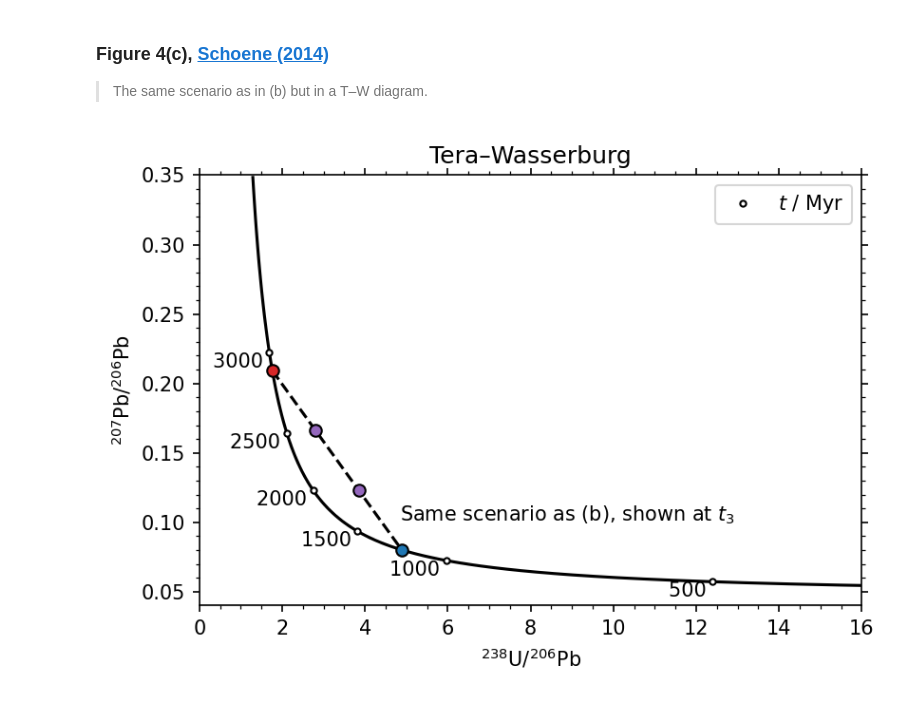
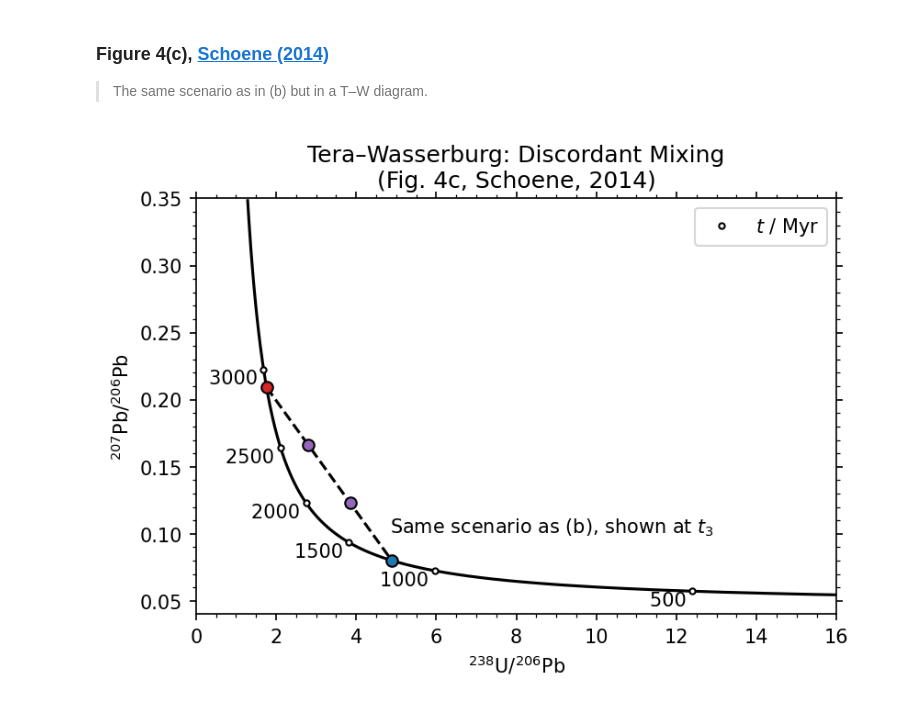
Before and after one commit to sabaronett/geol-710, a Jupyter notebook: homework/Concordia.ipynb, the cells around one changed output. Saved outputs shown, nothing was run; the diff lists cells and outputs as text; code cells hidden in the pictures.

Commit message:
Update Fig. 4c title

```diff
--- a/homework/Concordia.ipynb
+++ b/homework/Concordia.ipynb
@@ -267,35 +267,36 @@ fig, ax = plt.subplots(dpi=150)
 # Mixing lines
 fs, f1, f2 = np.linspace(0, 1), 2/3, 1/3
 ymix = lambda f, y1, y2 : f*y1 + (1 - f)*y2
 xmix = lambda f, x1, x2 : (f*x1 + (1 - f)*x2)/(f + (1 - f))
 t2a, t3 = 1200e6, 2900e6
 x2a, x3 = 1/decay(t2a, lambda_238), 1/decay(t3, lambda_238)
 y2a, y3 = decay(t2a, lambda_235)*x2a/U238_U235, decay(t3, lambda_235)*x3/U238_U235
 xs3, ys3 = xmix(fs, x2a, x3), ymix(fs, y2a, y3)
 xp3a, yp3a = xmix(f1, x2a, x3), ymix(f1, y2a, y3)
 xp3b, yp3b = xmix(f2, x2a, x3), ymix(f2, y2a, y3)
 
 for i, pt in enumerate(pts):
     ax.annotate(f'{pt/1e6:n} ', xy=(xpts[i], ypts[i]), ha='right', va='top')
 
 ax.plot(1/Pb206_U238, Pb207_Pb206, 'k')
 ax.plot(xpts, ypts, '.w', markeredgecolor='k', label=r'$t$ / Myr')
 # Continued growth after re-closed
 ax.plot(xs3, ys3, '--k')
 ax.plot(x2a, y2a, 'o', color='tab:blue', markeredgecolor='k')
 ax.plot(x3, y3, 'o', color='tab:red', markeredgecolor='k')
 ax.plot(xp3a, yp3a, 'o', color='tab:purple', markeredgecolor='k')
 ax.plot(xp3b, yp3b, 'o', color='tab:purple', markeredgecolor='k')
 ax.annotate(r'Same scenario as (b), shown at $t_3$',
             xy=(xp3a+1, yp3a-0.01), ha='left', va='top')
 ax.legend()
 ax.minorticks_on()
 ax.set(xlabel=r'$^{238}\mathrm{U}/^{206}\mathrm{Pb}$',
        ylabel=r'$^{207}\mathrm{Pb}/^{206}\mathrm{Pb}$',
-       xlim=(0,16), ylim=(0.04,0.35), title='Tera–Wasserburg')
+       xlim=(0,16), ylim=(0.04,0.35),
+       title='Tera–Wasserburg: Discordant Mixing\n(Fig. 4c, Schoene, 2014)')
 ax.tick_params(axis='both', which='both', top=True, right=True)
 # %% [output]
-[figure, old version]
+[figure, new version]
 # %% [markdown]
 ### Figure 4(d), [Schoene (2014)](https://doi.org/10.1016/B978-0-08-095975-7.00310-7)
 ![Schoene (2014), Fig. 4d](../img/Schoene_2014_Fig_4d.png)
```
